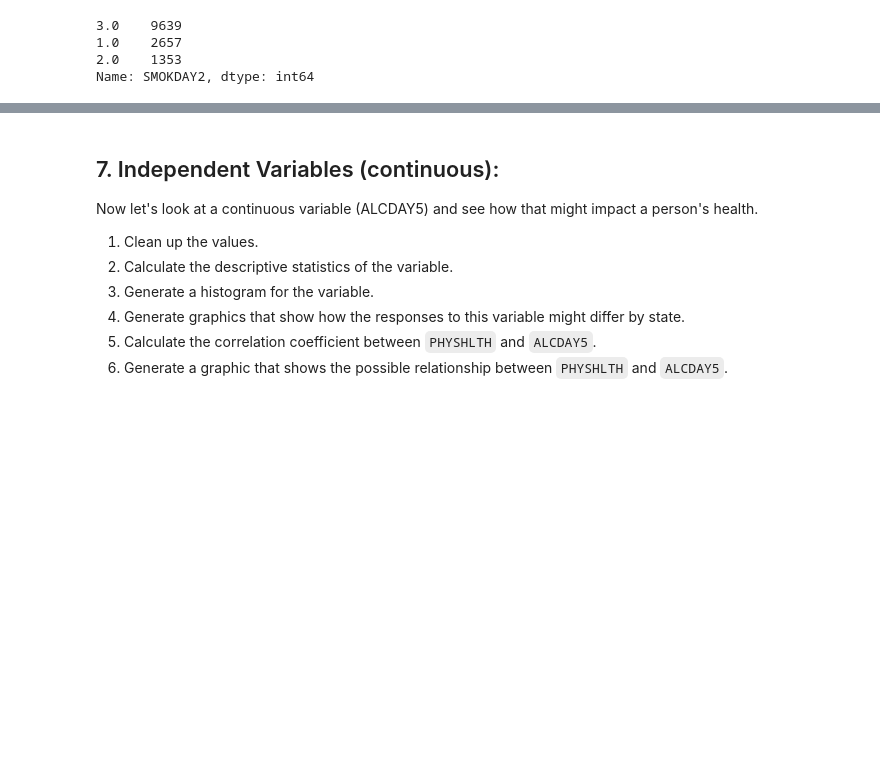
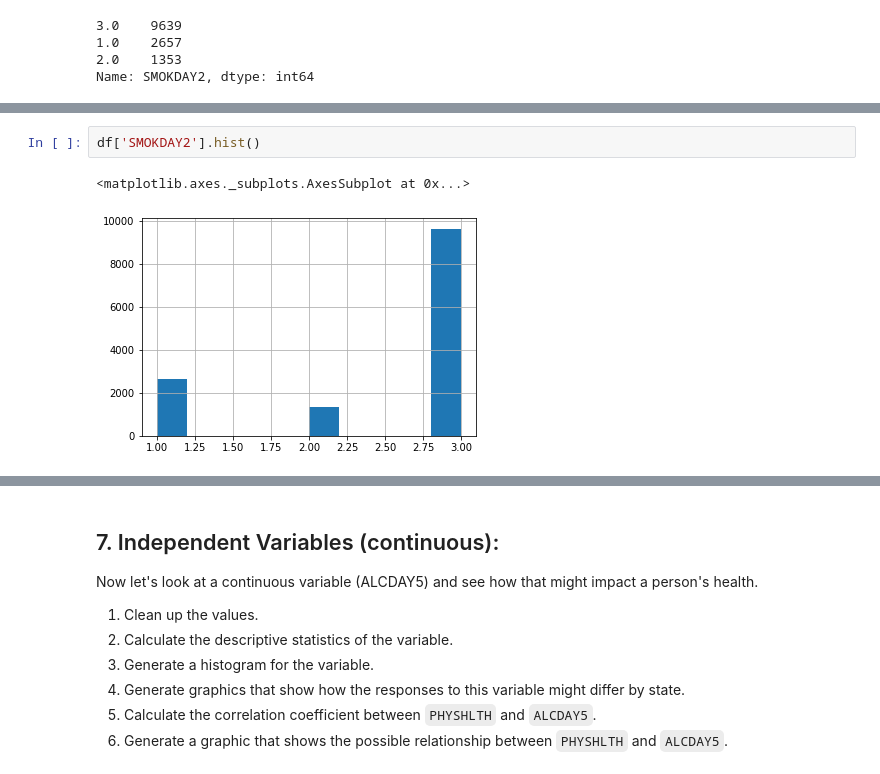
Before and after one commit to rmlevy1/nyc-mhtn-ds-010620-lectures, a Jupyter notebook: week_2/case_study/Data_Exploration_Applied.ipynb, the cells around one changed output, grey strips where cells are left out. Drawn from its saved outputs; the diff is of its cells as text; blank space fills up the shorter version.

```diff
--- a/week_2/case_study/Data_Exploration_Applied.ipynb
+++ b/week_2/case_study/Data_Exploration_Applied.ipynb
@@ -202,0 +213,5 @@ Name: SMOKDAY2, dtype: int64
+# %%
+df['SMOKDAY2'].hist()
+# %% [output]
+<matplotlib.axes._subplots.AxesSubplot at 0x...>
+[figure, added]
```
Also changed, not shown: parts of 14 cells of this notebook, 1 other file.
